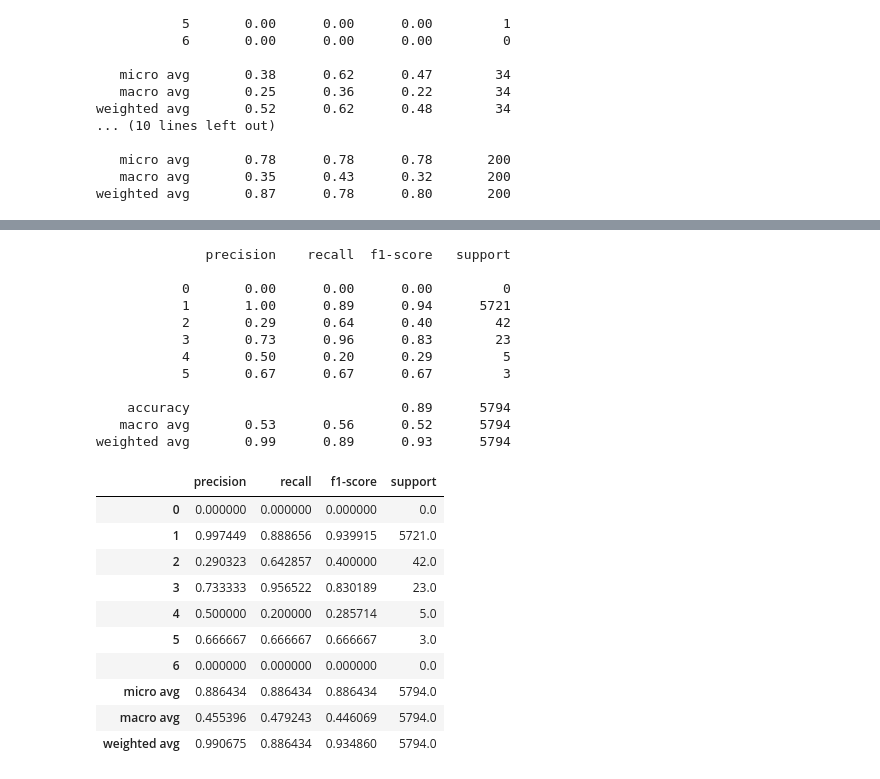
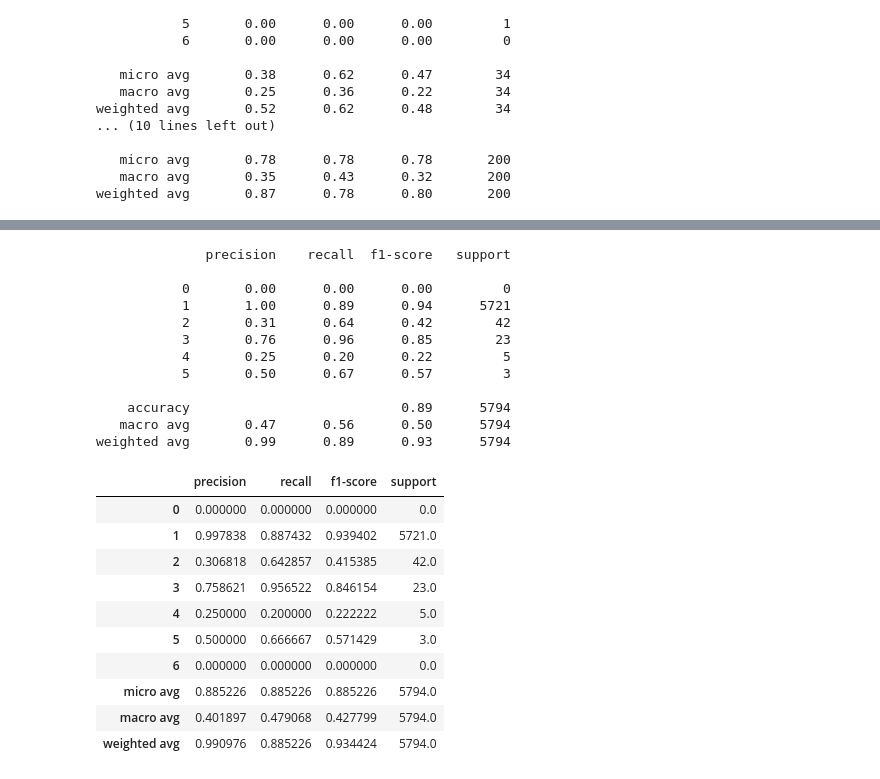
Before and after one commit to elangovana/bert-shortcuts, a Jupyter notebook: notebooks/ptm_ppi_shortcut_analysis.ipynb, the cells around one changed output, grey strips where cells are left out. Drawn from its saved outputs; the diff is of its cells as text; code cells hidden in the pictures.

```diff
--- a/notebooks/ptm_ppi_shortcut_analysis.ipynb
+++ b/notebooks/ptm_ppi_shortcut_analysis.ipynb
@@ -139,28 +136,28 @@ weighted avg       0.85      0.77      0.80       352
 # %%
 df_largescale_hq = pd.read_json(largescalefile, orient="records")
-print_report(df_largescale_hq["y"], m.predict(df_largescale_hq["x"]))
+print_report(df_largescale_hq["y"], m.predict(df_largescale_hq["x"])[0])
 # %% [output]
               precision    recall  f1-score   support
 
            0       0.00      0.00      0.00         0
            1       1.00      0.89      0.94      5721
-           2       0.29      0.64      0.40        42
-           3       0.73      0.96      0.83        23
-           4       0.50      0.20      0.29         5
-           5       0.67      0.67      0.67         3
+           2       0.31      0.64      0.42        42
+           3       0.76      0.96      0.85        23
+           4       0.25      0.20      0.22         5
+           5       0.50      0.67      0.57         3
 
     accuracy                           0.89      5794
-   macro avg       0.53      0.56      0.52      5794
+   macro avg       0.47      0.56      0.50      5794
 weighted avg       0.99      0.89      0.93      5794
 |  | precision | recall | f1-score | support |
 | 0 | 0.000000 | 0.000000 | 0.000000 | 0.0 |
-| 1 | 0.997449 | 0.888656 | 0.939915 | 5721.0 |
-| 2 | 0.290323 | 0.642857 | 0.400000 | 42.0 |
-| 3 | 0.733333 | 0.956522 | 0.830189 | 23.0 |
-| 4 | 0.500000 | 0.200000 | 0.285714 | 5.0 |
-| 5 | 0.666667 | 0.666667 | 0.666667 | 3.0 |
+| 1 | 0.997838 | 0.887432 | 0.939402 | 5721.0 |
+| 2 | 0.306818 | 0.642857 | 0.415385 | 42.0 |
+| 3 | 0.758621 | 0.956522 | 0.846154 | 23.0 |
+| 4 | 0.250000 | 0.200000 | 0.222222 | 5.0 |
+| 5 | 0.500000 | 0.666667 | 0.571429 | 3.0 |
 | 6 | 0.000000 | 0.000000 | 0.000000 | 0.0 |
-| micro avg | 0.886434 | 0.886434 | 0.886434 | 5794.0 |
-| macro avg | 0.455396 | 0.479243 | 0.446069 | 5794.0 |
-| weighted avg | 0.990675 | 0.886434 | 0.934860 | 5794.0 |
+| micro avg | 0.885226 | 0.885226 | 0.885226 | 5794.0 |
+| macro avg | 0.401897 | 0.479068 | 0.427799 | 5794.0 |
+| weighted avg | 0.990976 | 0.885226 | 0.934424 | 5794.0 |
 # %%
```
Also changed, not shown: parts of 18 cells of this notebook, 1 other file.
